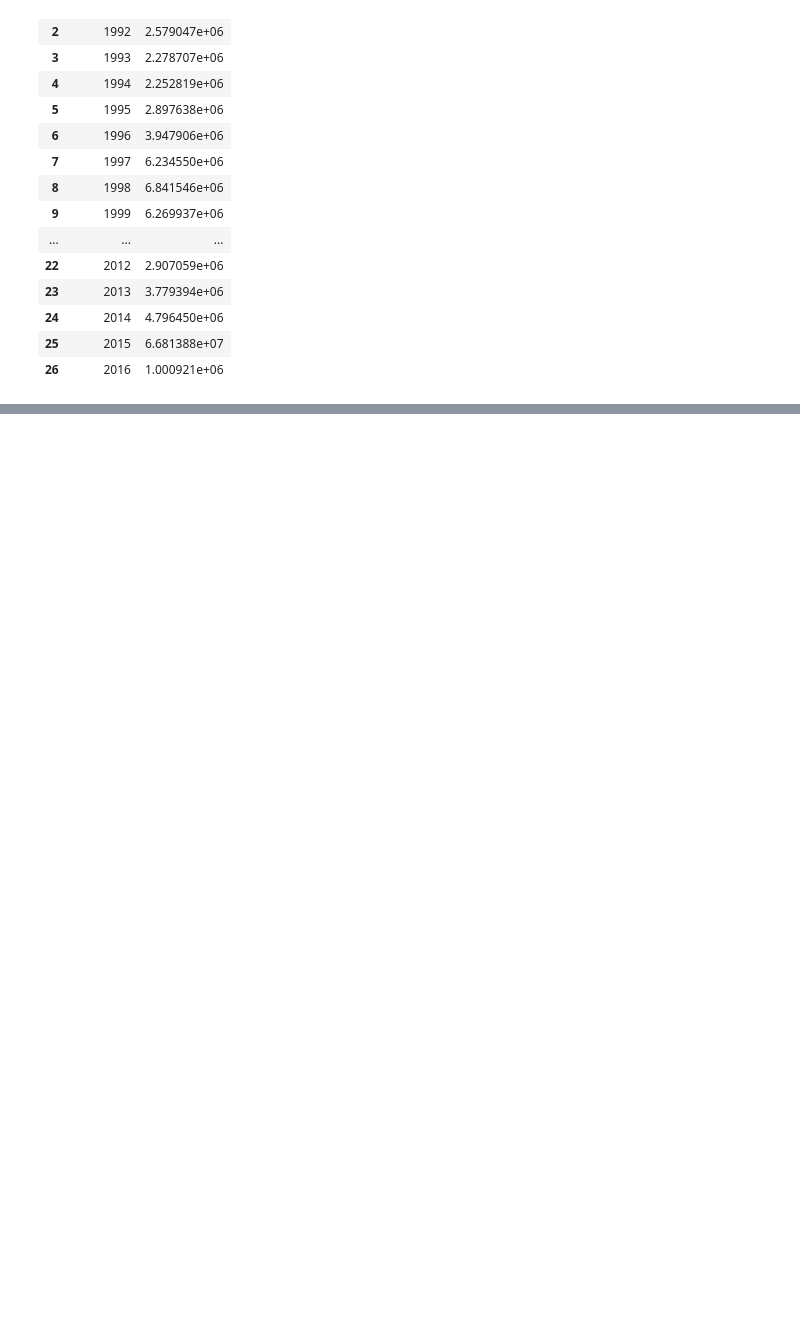
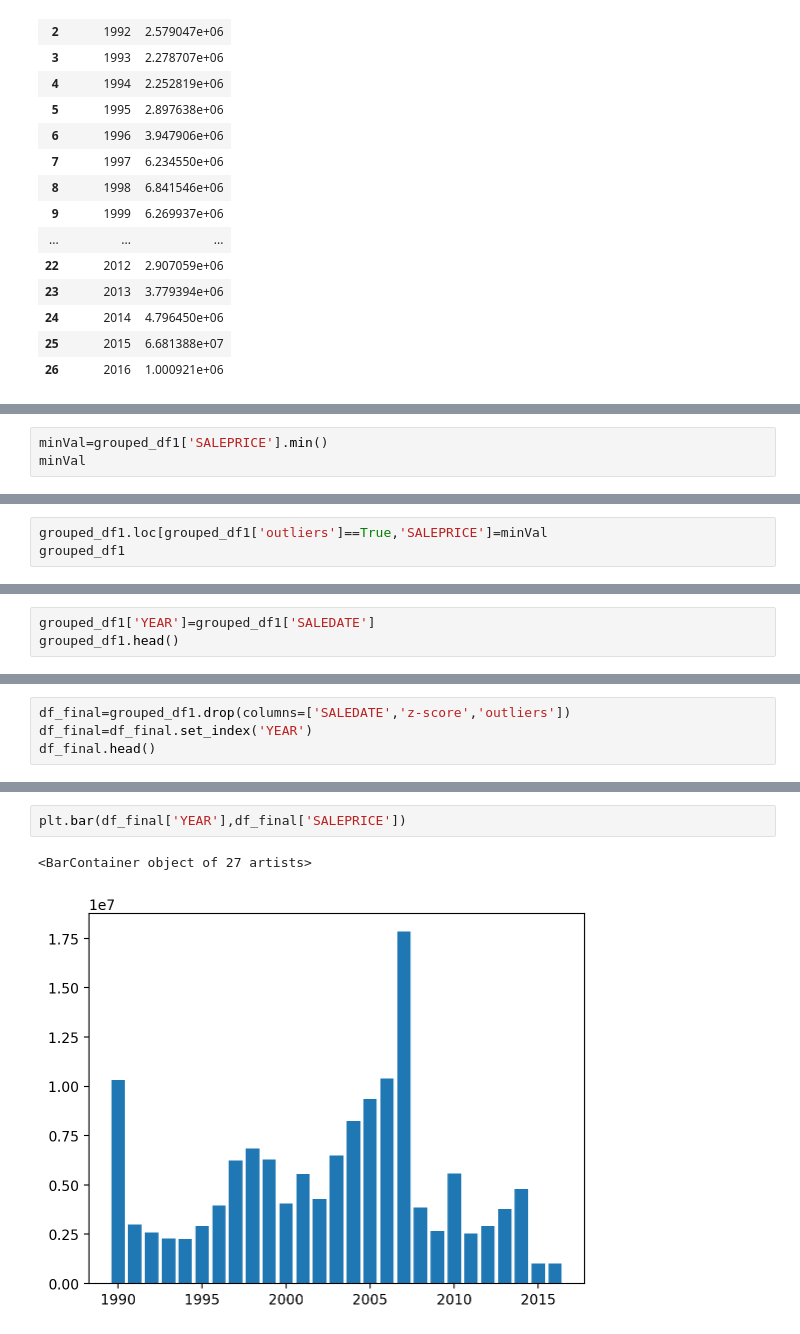
Before and after one commit to sakshi752/sales2, a Jupyter notebook: sales forecast 2.ipynb, the cells around one changed output, grey strips where cells are left out. Drawn from its saved outputs; the diff is of its cells as text; blank space fills up the shorter version.

```diff
--- a/sales forecast 2.ipynb
+++ b/sales forecast 2.ipynb
@@ -147,0 +178,3 @@ grouped_df1
+# %%
+minVal=grouped_df1['SALEPRICE'].min()
+minVal
@@ -147,0 +193,3 @@ grouped_df1
+# %%
+grouped_df1.loc[grouped_df1['outliers']==True,'SALEPRICE']=minVal
+grouped_df1
@@ -147,0 +214,3 @@ grouped_df1
+# %%
+grouped_df1['YEAR']=grouped_df1['SALEDATE']
+grouped_df1.head()
@@ -147,0 +224,4 @@ grouped_df1
+# %%
+df_final=grouped_df1.drop(columns=['SALEDATE','z-score','outliers'])
+df_final=df_final.set_index('YEAR')
+df_final.head()
@@ -147,0 +236,5 @@ grouped_df1
+# %%
+plt.bar(df_final['YEAR'],df_final['SALEPRICE'])
+# %% [output]
+<BarContainer object of 27 artists>
+[figure, added]
```
Also changed, not shown: parts of 14 cells of this notebook.
